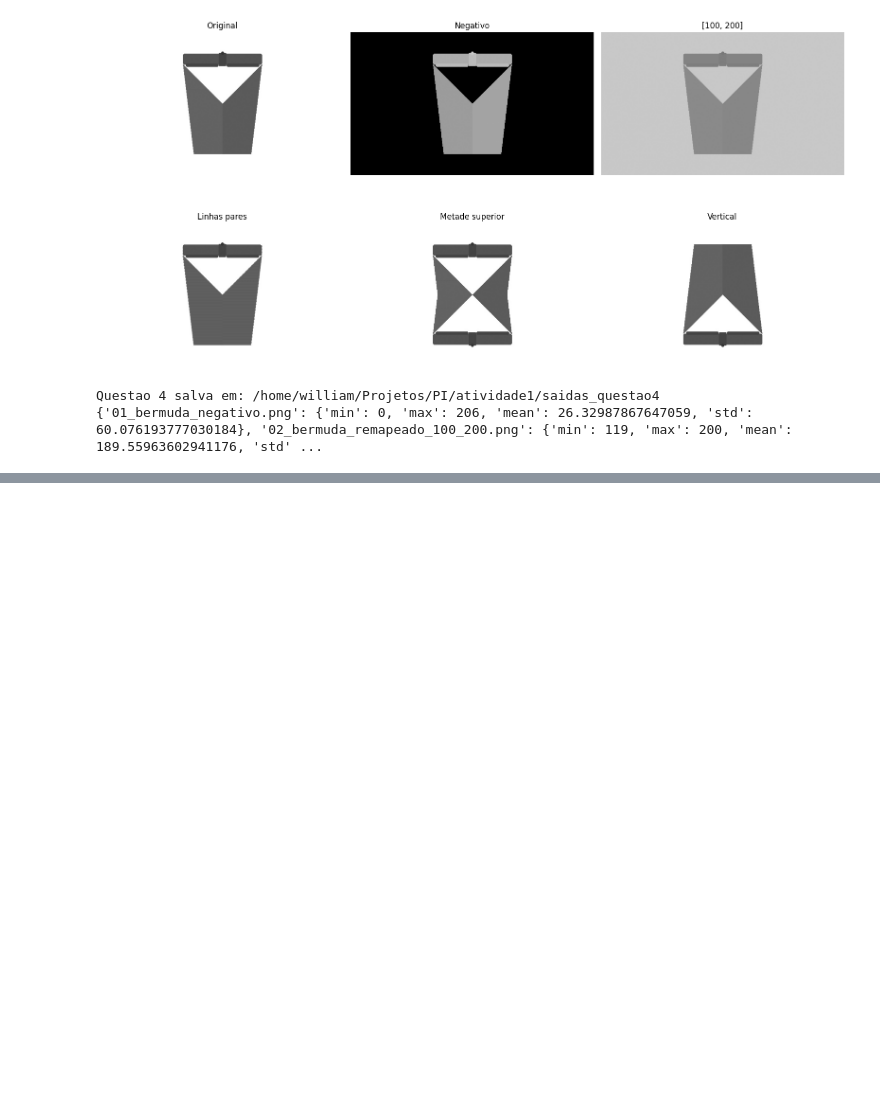
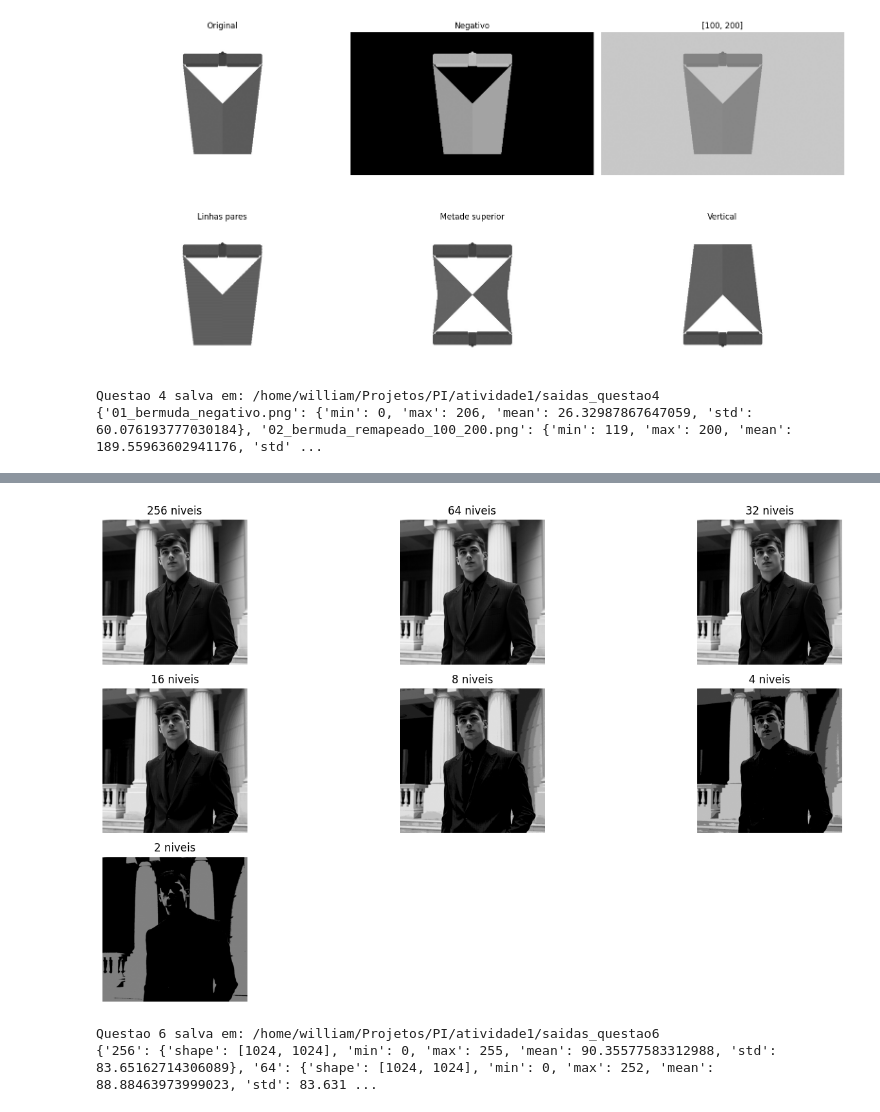
Before and after one commit to William-SWS/PI, a Jupyter notebook: atividade1/atividade1.ipynb, the cells around one changed output, grey strips where cells are left out. Cells and saved outputs as stored; diff of their text form; code cells hidden in the pictures; blank space fills up the shorter version.

```diff
--- a/atividade1/atividade1.ipynb
+++ b/atividade1/atividade1.ipynb
@@ -21,13 +21,19 @@ OUT_Q1 = ROOT / "saidas_questao1"
 OUT_Q2 = ROOT / "saidas_questao2"
 OUT_Q3 = ROOT / "saidas_questao3"
 OUT_Q4 = ROOT / "saidas_questao4"
+OUT_Q5 = ROOT / "saidas_questao5"
+OUT_Q6 = ROOT / "saidas_questao6"
 
 OUT_Q1.mkdir(parents=True, exist_ok=True)
 OUT_Q2.mkdir(parents=True, exist_ok=True)
 OUT_Q3.mkdir(parents=True, exist_ok=True)
 OUT_Q4.mkdir(parents=True, exist_ok=True)
+OUT_Q5.mkdir(parents=True, exist_ok=True)
+OUT_Q6.mkdir(parents=True, exist_ok=True)
 
 print(f"Raiz do projeto: {ROOT}")
-print(f"Saidas criadas: {OUT_Q1.name}, {OUT_Q2.name}, {OUT_Q3.name}, {OUT_Q4.name}")
+print(
+    f"Saidas criadas: {OUT_Q1.name}, {OUT_Q2.name}, {OUT_Q3.name}, {OUT_Q4.name}, {OUT_Q5.name}, {OUT_Q6.name}"
+)
 # %% [output]
 Raiz do projeto: /home/william/Projetos/PI/atividade1
@@ -374,0 +489,71 @@ Questao 4 salva em: /home/william/Projetos/PI/atividade1/saidas_questao4
+# %%
+# Questao 6 - implementacao completa
+img_q6_path = ROOT / "imagens questao 6" / "image.png"
+img_q6 = cv2.imread(str(img_q6_path), cv2.IMREAD_GRAYSCALE)
+if img_q6 is None:
+    raise FileNotFoundError(f"Nao foi possivel carregar a imagem da questao 6: {img_q6_path}")
+
+
+def quantizar_niveis(img, niveis):
+    if niveis == 256:
+        return img.copy()
+
+    fator = 256 // niveis
+    img_float = img.astype(np.float32)
+    quant = np.floor(img_float / fator) * fator
+    return np.clip(quant, 0, 255).astype(np.uint8)
+
+
+niveis_q6 = [256, 64, 32, 16, 8, 4, 2]
+resultados_q6 = {}
+
+for nivel in niveis_q6:
+    q_img = quantizar_niveis(img_q6, nivel)
+    resultados_q6[nivel] = q_img
+    ok = cv2.imwrite(str(OUT_Q6 / f"q6_{nivel}_niveis.png"), q_img)
+    if not ok:
+        raise IOError(f"Falha ao salvar quantizacao de {nivel} niveis")
+
+plt.figure(figsize=(14, 8))
+for i, nivel in enumerate(niveis_q6, start=1):
+    plt.subplot(3, 3, i)
+    plt.imshow(resultados_q6[nivel], cmap="gray", vmin=0, vmax=255)
+    plt.title(f"{nivel} niveis")
+    plt.axis("off")
+plt.tight_layout()
+plt.savefig(OUT_Q6 / "q6_comparativo_niveis.png", dpi=150)
+plt.show()
+
+for nivel in niveis_q6:
+    imagem_q = resultados_q6[nivel]
+    assert imagem_q.shape == img_q6.shape
+    assert imagem_q.dtype == np.uint8
+    assert int(imagem_q.min()) >= 0 and int(imagem_q.max()) <= 255
+
+metricas_q6 = {
+    str(nivel): {
+        "shape": list(resultados_q6[nivel].shape),
+        "min": int(resultados_q6[nivel].min()),
+        "max": int(resultados_q6[nivel].max()),
+        "mean": float(np.mean(resultados_q6[nivel])),
+        "std": float(np.std(resultados_q6[nivel])),
+    }
+    for nivel in niveis_q6
+}
+
+artefato_q6 = {
+    "timestamp": datetime.now().isoformat(),
+    "entrada": str(img_q6_path),
+    "niveis": niveis_q6,
+    "metricas": metricas_q6,
+}
+
+with open(OUT_Q6 / "resultado_metricas_execucao.json", "w", encoding="utf-8") as f:
+    json.dump(artefato_q6, f, indent=2, ensure_ascii=False)
+
+print(f"Questao 6 salva em: {OUT_Q6}")
+print(metricas_q6)
+# %% [output]
+[figure, added]
+Questao 6 salva em: /home/william/Projetos/PI/atividade1/saidas_questao6
+{'256': {'shape': [1024, 1024], 'min': 0, 'max': 255, 'mean': 90.35577583312988, 'std': 83.65162714306089}, '64': {'shape': [1024, 1024], 'min': 0, 'max': 252, 'mean': 88.88463973999023, 'std': 83.631 ...
```
Also changed, not shown: parts of 4 cells of this notebook.
